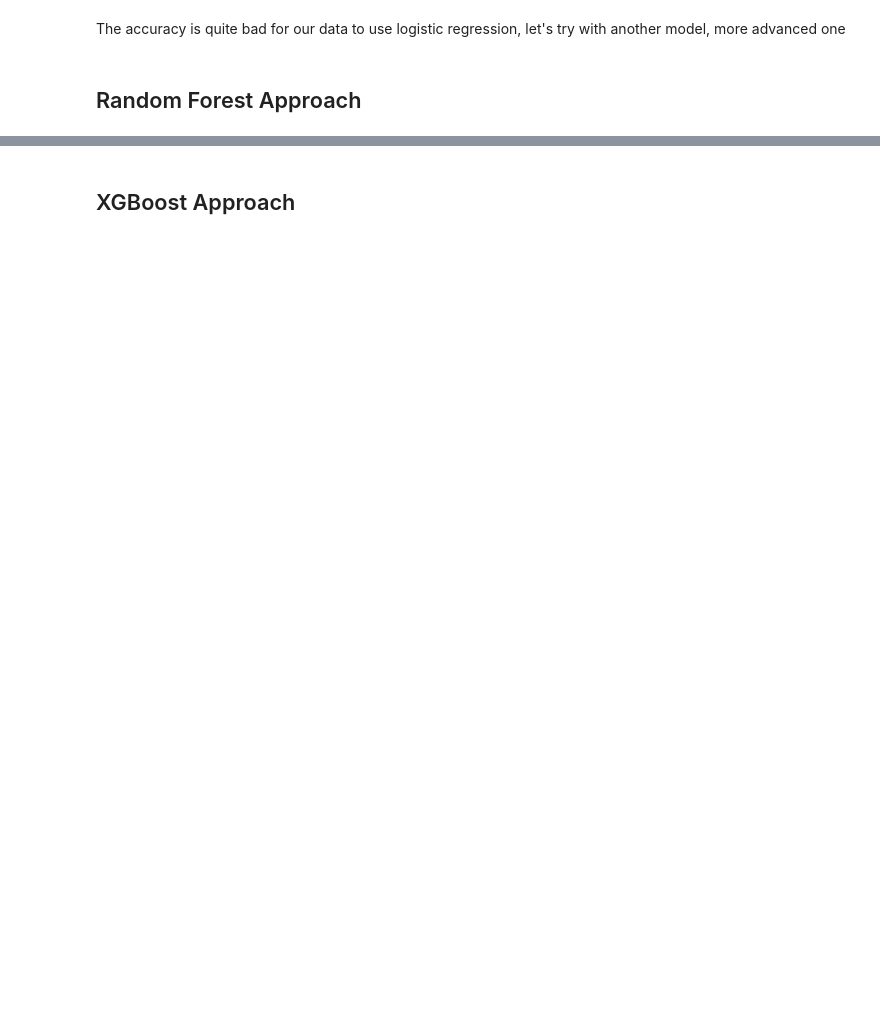
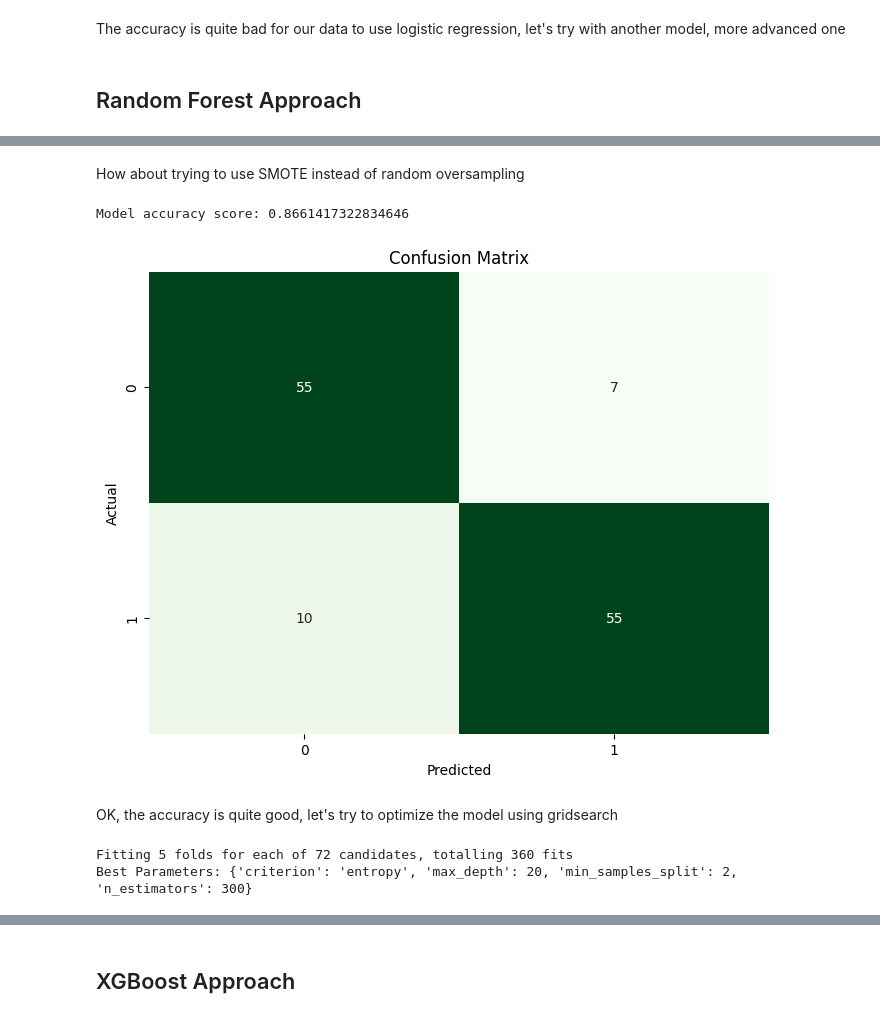
Before and after one commit to rubyw177/loan-prediction, a Jupyter notebook: loan_prediction_model.ipynb, the cells around one changed output, grey strips where cells are left out. Cells and saved outputs as stored; diff of their text form; code cells hidden in the pictures; blank space fills up the shorter version.

```diff
--- a/loan_prediction_model.ipynb
+++ b/loan_prediction_model.ipynb
@@ -406,0 +474,46 @@ The accuracy is quite bad for our data to use logistic regression, let's try wit
+# %% [markdown]
+How about trying to use SMOTE instead of random oversampling
+# %%
+# retrain the model
+classifier.fit(X_train_scaled2, y_train2)
+
+# predict again
+y_pred_new = classifier.predict(X_test_scaled2)
+
+# assess model
+assess_model(y_test2, y_pred_new)
+# %% [output]
+Model accuracy score: 0.8661417322834646
+[figure, added]
+# %% [markdown]
+OK, the accuracy is quite good, let's try to optimize the model using gridsearch
+# %%
+from sklearn.model_selection import GridSearchCV
+
+param_grid = {
+    'n_estimators': [100, 200, 300],  # Number of trees
+    'max_depth': [10, 20, 30, None],  # Maximum depth of trees
+    'criterion': ['gini', 'entropy'],
+    'min_samples_split': [2, 5, 10]
+}
+
+# initiate classifier
+rf = RandomForestClassifier(random_state=0)
+
+# perform Grid Search
+grid_search = GridSearchCV(
+    rf,
+    param_grid,
+    cv=5,  # 5-fold cross-validation
+    scoring='accuracy',
+    n_jobs=-1,  # Use all available processors
+    verbose=1  # Show progress
+)
+
+# train GridSearchCV on training data
+grid_search.fit(X_train_scaled, y_train)
+
+print("Best Parameters:", grid_search.best_params_)
+# %% [output]
+Fitting 5 folds for each of 72 candidates, totalling 360 fits
+Best Parameters: {'criterion': 'entropy', 'max_depth': 20, 'min_samples_split': 2, 'n_estimators': 300}
```
Also changed, not shown: parts of 43 cells of this notebook.
